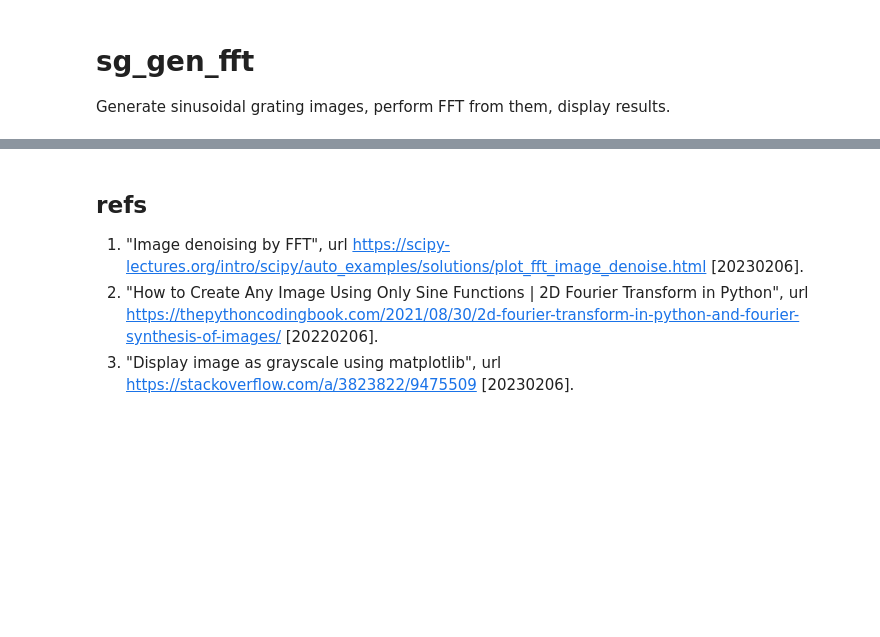
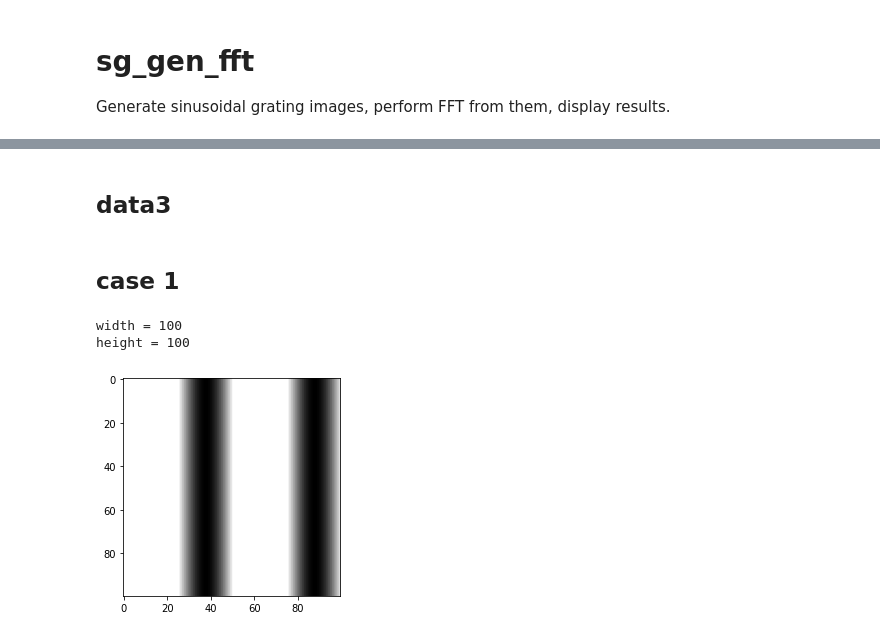
Before and after one commit to dudung/py-jupyter-nb, a Jupyter notebook: src/fft/image/sg_gen_fft.ipynb, the cells around one changed output, grey strips where cells are left out. Saved outputs shown, nothing was run; the diff lists cells and outputs as text; code cells hidden in the pictures; blank space fills up the shorter version.

```diff
--- a/src/fft/image/sg_gen_fft.ipynb
+++ b/src/fft/image/sg_gen_fft.ipynb
@@ -52,5 +4,2 @@ deg  rad   file
-# %% [markdown]
-## refs
-1. "Image denoising by FFT", url https://scipy-lectures.org/intro/scipy/auto_examples/solutions/plot_fft_image_denoise.html [20230206].
-2. "How to Create Any Image Using Only Sine Functions | 2D Fourier Transform in Python", url https://thepythoncodingbook.com/2021/08/30/2d-fourier-transform-in-python-and-fourier-synthesis-of-images/ [20220206].
-3. "Display image as grayscale using matplotlib", url https://stackoverflow.com/a/3823822/9475509 [20230206].
+# %% [markdown]
+## data3
@@ -56,0 +8,2 @@ deg  rad   file
+# %% [markdown]
+## case 1
@@ -56,0 +23,17 @@ deg  rad   file
+# %%
+# read images from file
+import matplotlib.pyplot as plt
+
+ifname = f"{ofname}"
+im_in = plt.imread(ifname).astype(float)
+height = len(im_in)
+width = len(im_in[0])
+print("width =", width)
+print("height =", height)
+
+plt.imshow(im_in, cmap='gray')
+plt.show()
+# %% [output]
+width = 100
+height = 100
+[figure, added]
```
Also changed, not shown: parts of 25 cells of this notebook.
